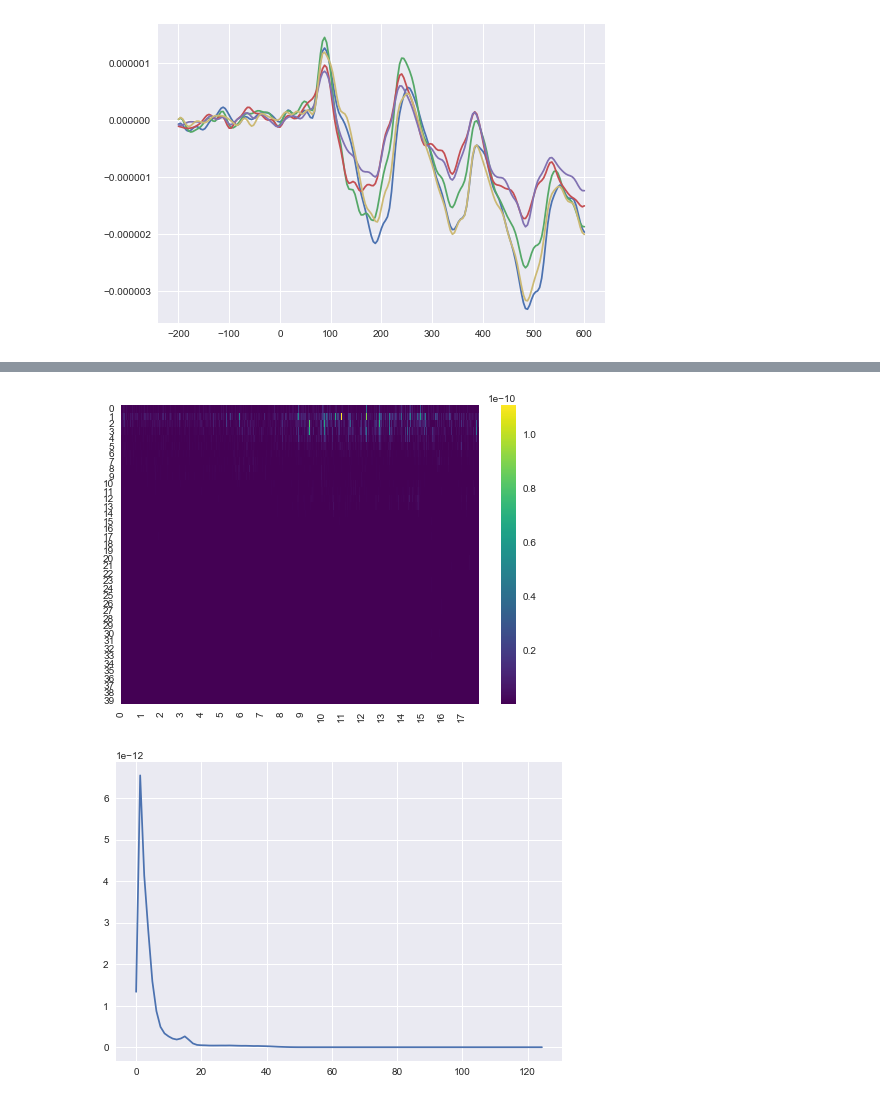
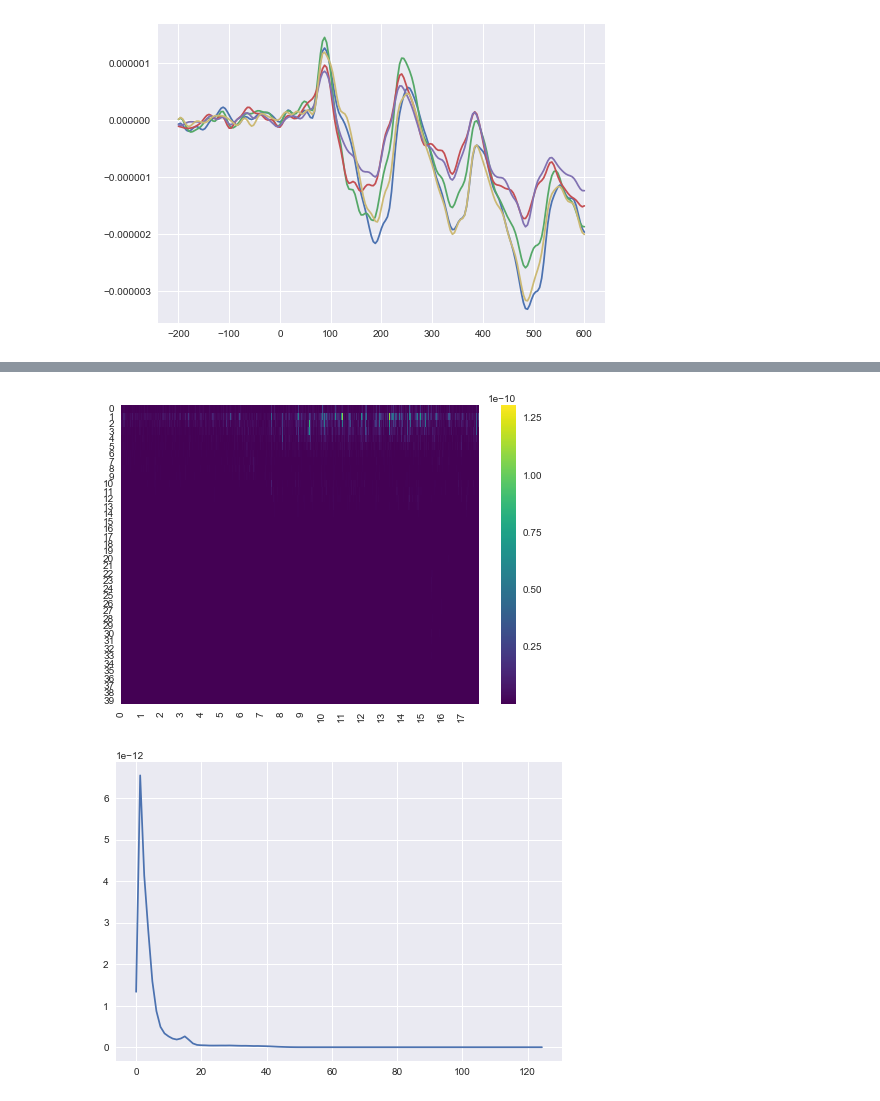
Before and after one commit to FerFrassia/DataScience, a Jupyter notebook: tp2/Untitled.ipynb, the cells around one changed output, grey strips where cells are left out. Cells and saved outputs as stored; diff of their text form; code cells hidden in the pictures.

```diff
--- a/tp2/Untitled.ipynb
+++ b/tp2/Untitled.ipynb
@@ -69,13 +64,33 @@ plt.show()
-# %%
-index = (np.abs(welch80[0]-50)).argmin()
-frecuencias = welch80[0][:index]
-potencias = welch80[1][:, :index]
-sn.heatmap(np.transpose(potencias), cmap='viridis')
-listbla = [50 * x for x in range(0,18)]
-plt.xticks(listbla)
-plt.show()
-# %% [output]
-[figure, removed]
+# %%
+welch8 = sp.signal.welch(elect8, noverlap=100, fs=250)
+index8 = (np.abs(welch8[0]-50)).argmin()
+potencias8 = welch8[1][:, :index8]
+
+welch44 = sp.signal.welch(elect44, noverlap=100, fs=250)
+index44 = (np.abs(welch44[0]-50)).argmin()
+potencias44 = welch44[1][:, :index44]
+
+welch80 = sp.signal.welch(elect80, noverlap=100, fs=250)
+index80 = (np.abs(welch80[0]-50)).argmin()
+potencias80 = welch80[1][:, :index80]
+
+welch131 = sp.signal.welch(elect131, noverlap=100, fs=250)
+index131 = (np.abs(welch131[0]-50)).argmin()
+potencias131 = welch131[1][:, :index131]
+
+welch185 = sp.signal.welch(elect185, noverlap=100, fs=250)
+index185 = (np.abs(welch185[0]-50)).argmin()
+potencias185 = welch185[1][:, :index185]
+
+for (x,y), value in np.ndenumerate(potencias8):
+    potencias185[x][y] = (potencias8[x][y] + potencias44[x][y] + potencias80[x][y] + potencias131[x][y] + potencias185[x][y]) / 5
+
+sn.heatmap(np.transpose(potencias185), cmap='viridis')
+listbla = [50 * x for x in range(0,18)]
+plt.xticks(listbla)
+plt.show()
+# %% [output]
+[figure, added]
 # %%
 #promedio de potencias de frecuencias por epoch
 plt.plot(welch80[0],np.transpose(welch80[1].mean(axis=0)))
```
Also changed, not shown: parts of 1 cell of this notebook.
